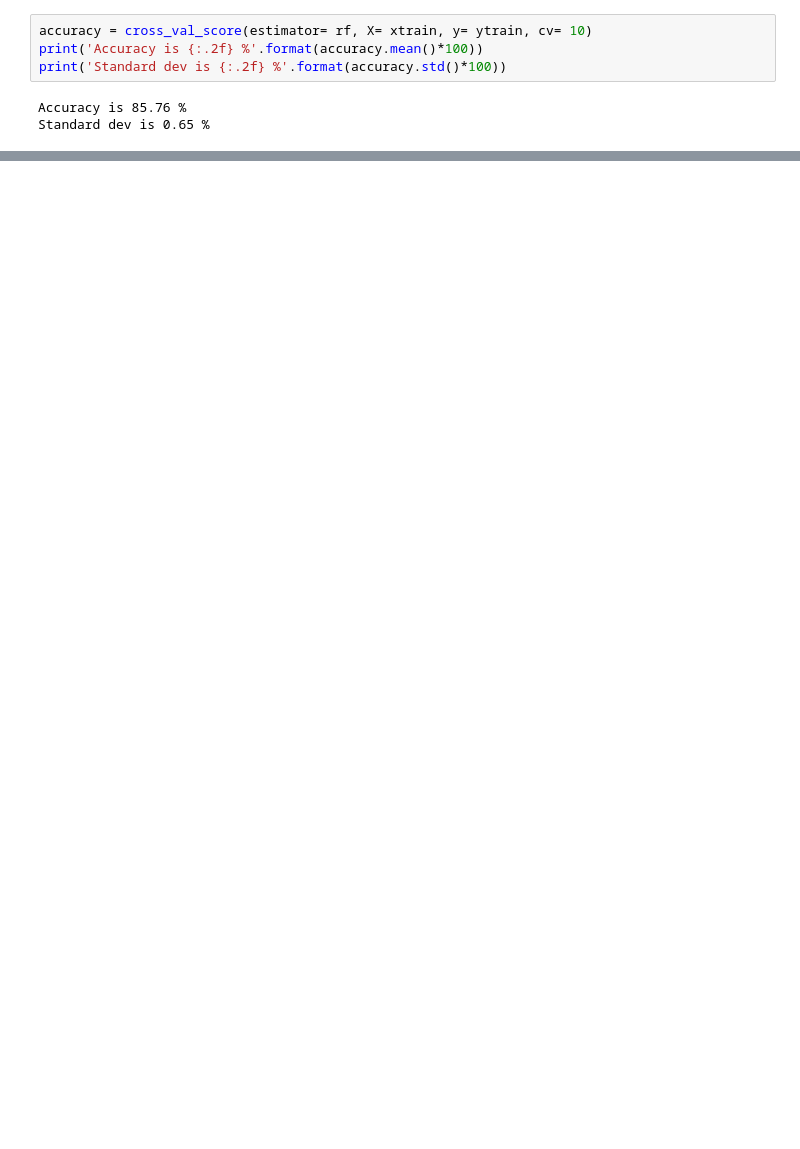
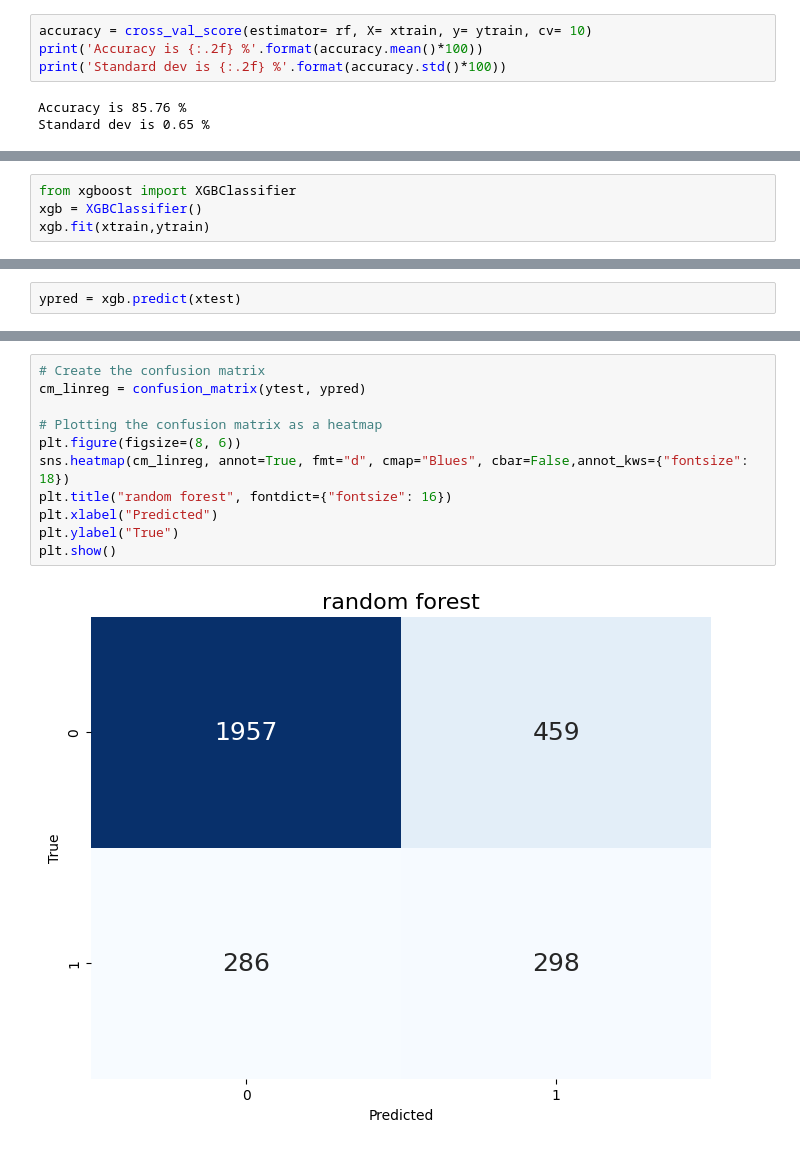
Before and after one commit to okechukwuchude/costomer-churn-rate-prediction, a Jupyter notebook: churn model.ipynb, the cells around one changed output, grey strips where cells are left out. Cells and saved outputs as stored; diff of their text form; blank space fills up the shorter version.

```diff
--- a/churn model.ipynb
+++ b/churn model.ipynb
@@ -239,0 +242,4 @@ Standard dev is 0.65 %
+# %%
+from xgboost import XGBClassifier
+xgb = XGBClassifier()
+xgb.fit(xtrain,ytrain)
@@ -239,0 +258,2 @@ Standard dev is 0.65 %
+# %%
+ypred = xgb.predict(xtest)
@@ -239,0 +276,13 @@ Standard dev is 0.65 %
+# %%
+# Create the confusion matrix
+cm_linreg = confusion_matrix(ytest, ypred)
+
+# Plotting the confusion matrix as a heatmap
+plt.figure(figsize=(8, 6))
+sns.heatmap(cm_linreg, annot=True, fmt="d", cmap="Blues", cbar=False,annot_kws={"fontsize": 18})
+plt.title("random forest", fontdict={"fontsize": 16})
+plt.xlabel("Predicted")
+plt.ylabel("True")
+plt.show()
+# %% [output]
+[figure, added]
```
Also changed, not shown: parts of 7 cells of this notebook.
